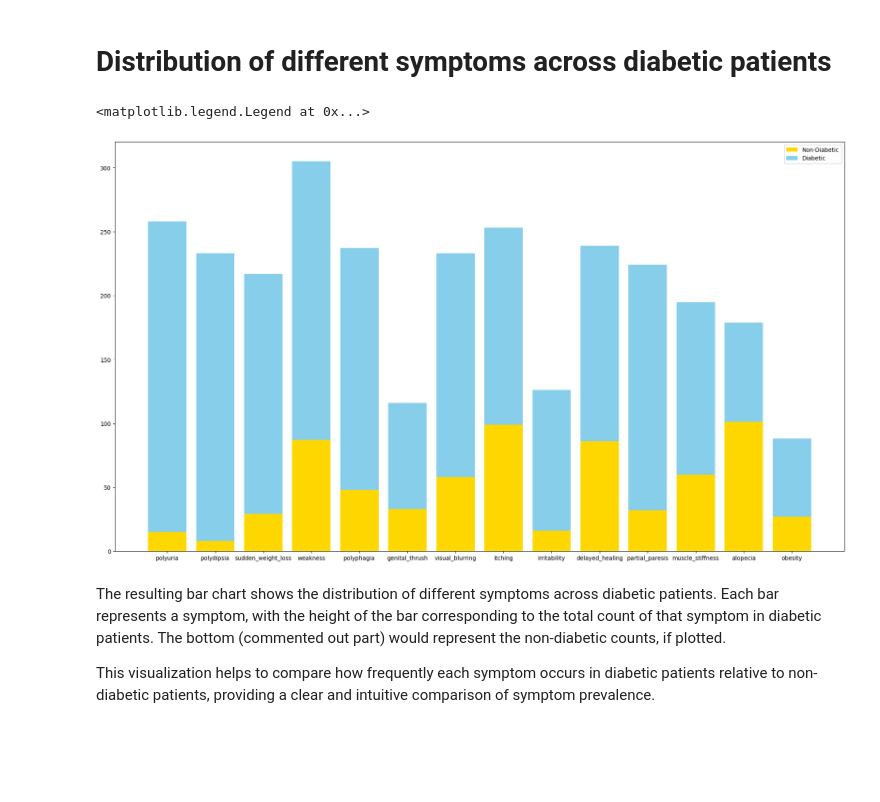
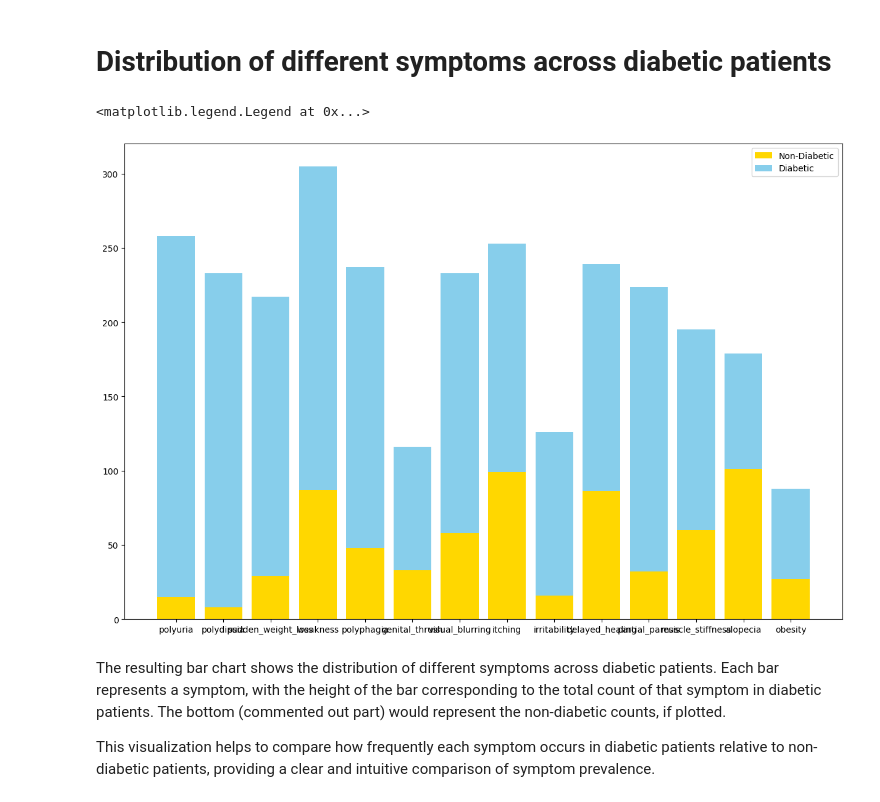
Before and after one commit to sdpunwatkar2/Shantanu-GlucoSense-Infy-Nov24, a Jupyter notebook: GlucoSense_AI_Powered_Diabetes_Detection_for_Early_Interventionn.ipynb, the cells around one changed output. Cells and saved outputs as stored; diff of their text form; code cells hidden in the pictures; blank space fills up the shorter version.

```diff
--- a/GlucoSense_AI_Powered_Diabetes_Detection_for_Early_Interventionn.ipynb
+++ b/GlucoSense_AI_Powered_Diabetes_Detection_for_Early_Interventionn.ipynb
@@ -183,14 +210,14 @@ This helps you quickly understand the gender distribution among the diabetic pat
 # %%
 symptoms = df.columns[2:-1]
 count_0 = df[df['class'] == 0][symptoms].sum()
 count_1 = df[df['class'] == 1][symptoms].sum()
-plt.figure(figsize=(23, 13))
+plt.figure(figsize=(15, 10))
 plt.bar(symptoms, count_0, label='Non-Diabetic', color='gold')
 plt.bar(symptoms, count_1, bottom=count_0, label='Diabetic', color='skyblue')
 plt.legend()
 # %% [output]
 <matplotlib.legend.Legend at 0x...>
-[figure, old version]
+[figure, new version]
 # %% [markdown]
 The resulting bar chart shows the distribution of different symptoms across diabetic patients. Each bar represents a symptom, with the height of the bar corresponding to the total count of that symptom in diabetic patients. The bottom (commented out part) would represent the non-diabetic counts, if plotted.
 
```
Also changed, not shown: parts of 18 cells of this notebook.
